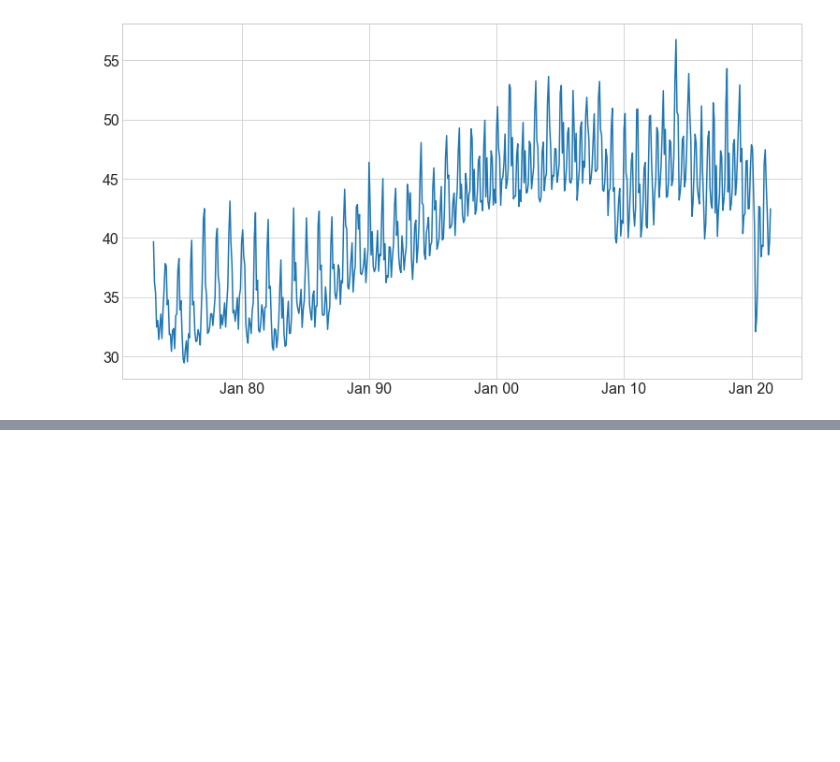
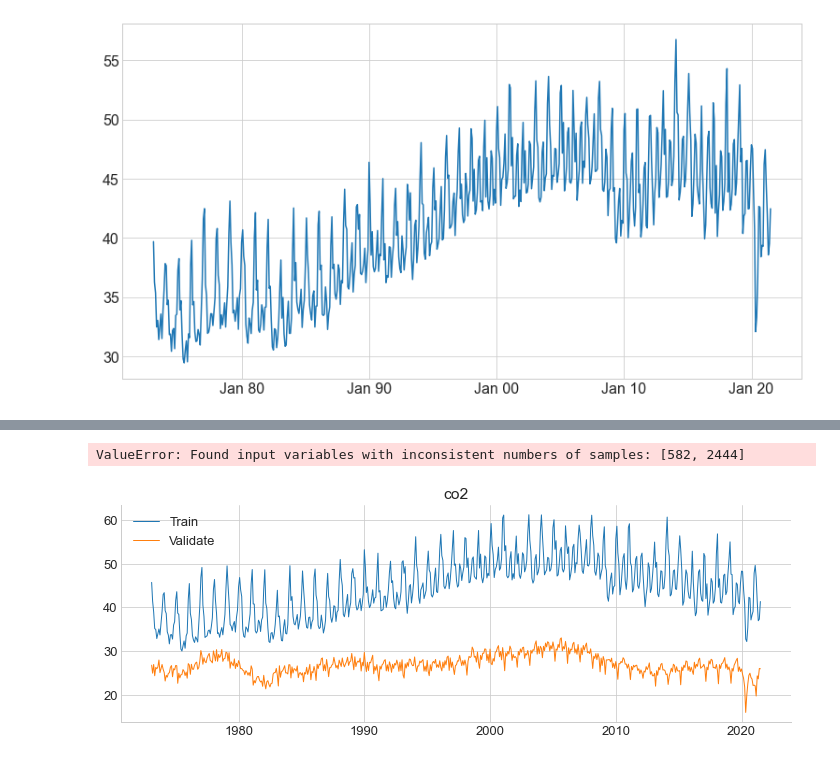
Before and after one commit to jamesallen0351/individual-project, a Jupyter notebook: us_monthly_co2_data.ipynb, the cells around one changed output, grey strips where cells are left out. Cells and saved outputs as stored; diff of their text form; code cells hidden in the pictures; blank space fills up the shorter version.

```diff
--- a/us_monthly_co2_data.ipynb
+++ b/us_monthly_co2_data.ipynb
@@ -679,3 +804,8 @@ for col in train.columns:
+# %%
+plot_and_eval('co2')
+# %% [output]
+ValueError: Found input variables with inconsistent numbers of samples: [582, 2444]
+[figure, added]
 # %%
 for col in train.columns:
     eval_df = append_eval_df(model_type = 'Holts',
```
Also changed, not shown: parts of 50 cells of this notebook, 1 other file.
